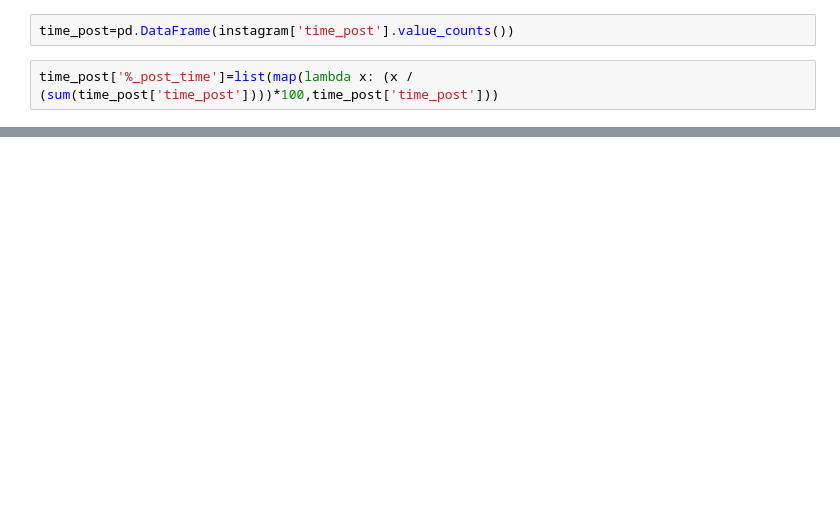
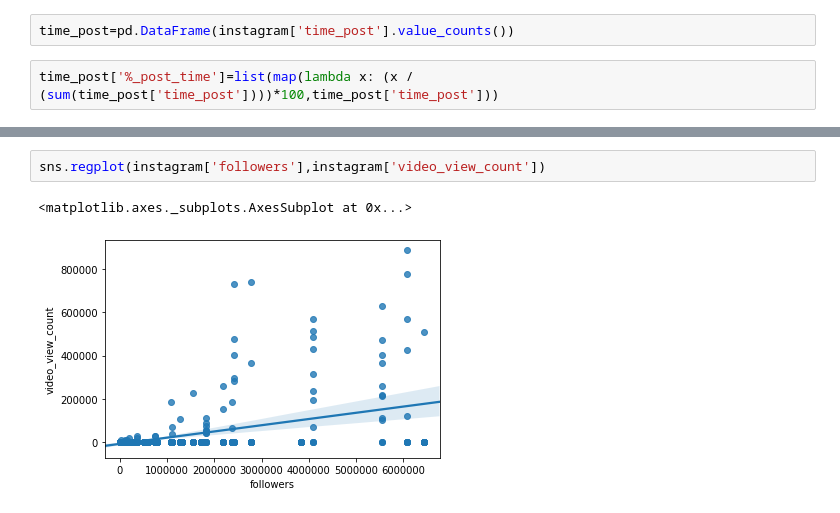
Before and after one commit to lavila2010/Ironhack-Labs, a Jupyter notebook: finalproject-instaposts-connection.ipynb, the cells around one changed output, grey strips where cells are left out. Saved outputs shown, nothing was run; the diff lists cells and outputs as text; blank space fills up the shorter version.

```diff
--- a/finalproject-instaposts-connection.ipynb
+++ b/finalproject-instaposts-connection.ipynb
@@ -146,0 +263,5 @@ time_post.head(5)
+# %%
+sns.regplot(instagram['followers'],instagram['video_view_count'])
+# %% [output]
+<matplotlib.axes._subplots.AxesSubplot at 0x...>
+[figure, added]
```
Also changed, not shown: parts of 71 cells of this notebook, 2 other files.
